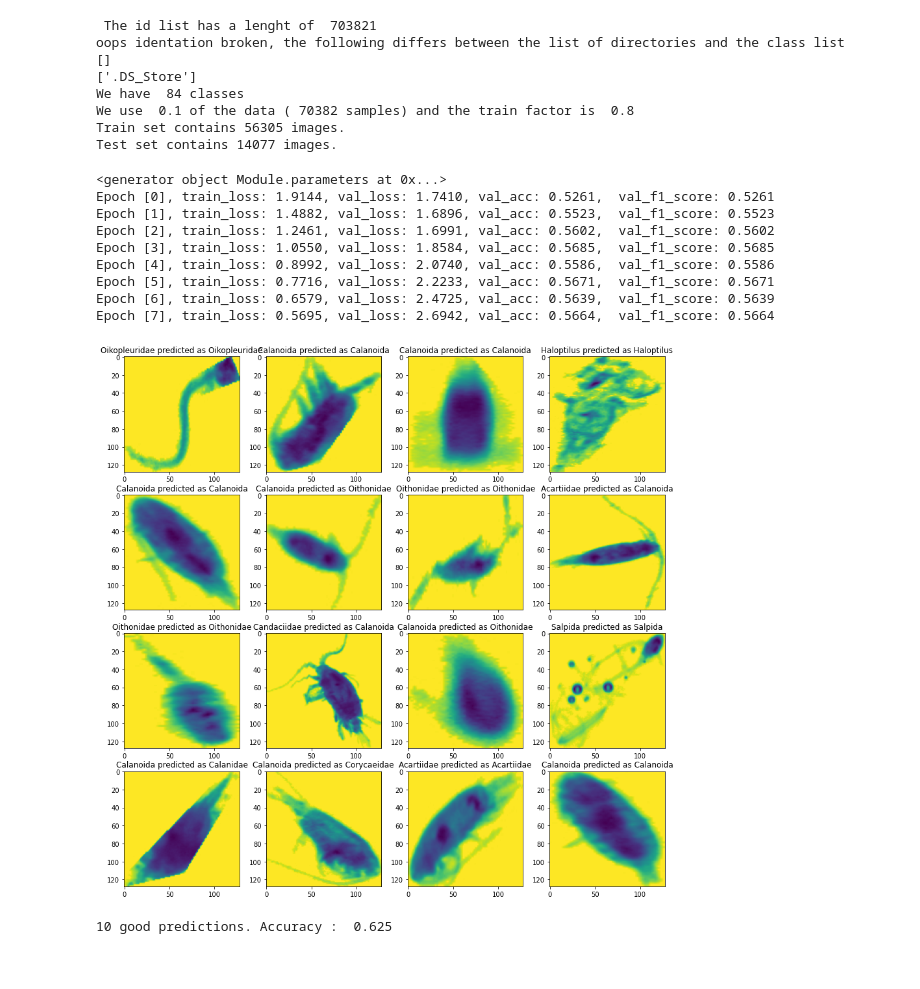
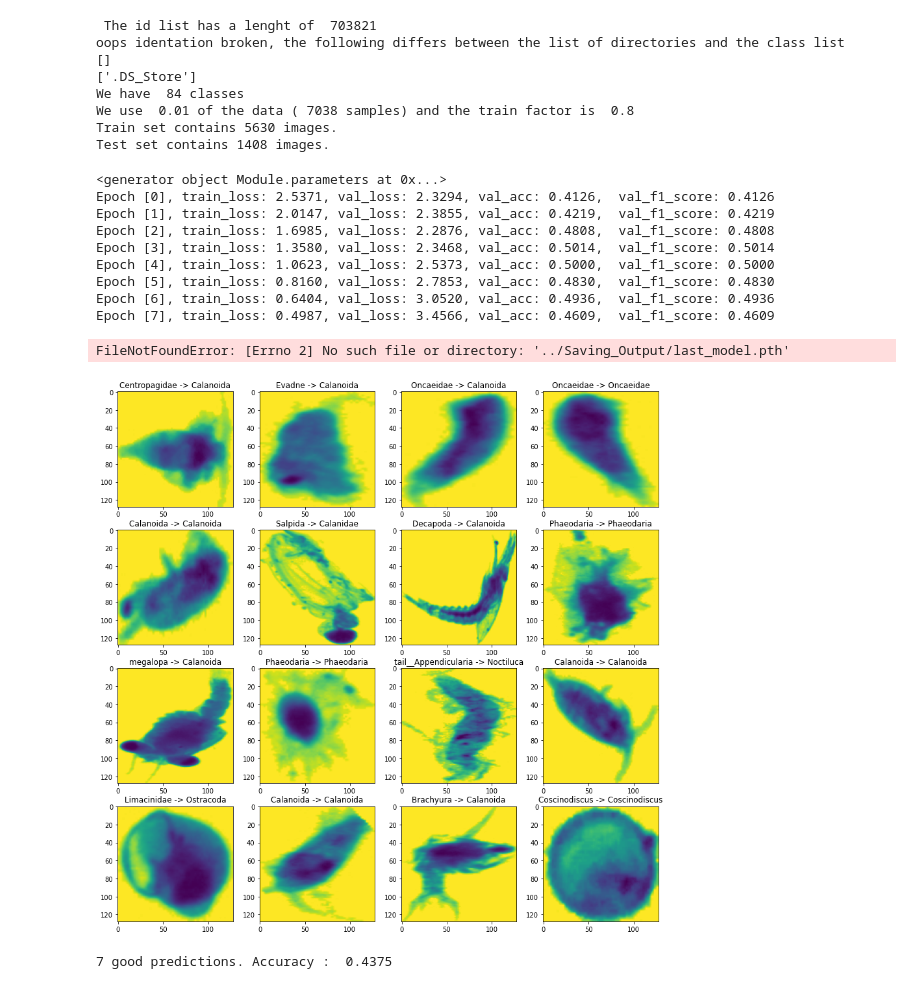
Before and after one commit to AntoineSalaun/PlanktonClassifier, a Jupyter notebook: main.ipynb, the cells around one changed output. Saved outputs shown, nothing was run; the diff lists cells and outputs as text; code cells hidden in the pictures.

```diff
--- a/main.ipynb
+++ b/main.ipynb
@@ -31,6 +31,7 @@ from tool_box import *
 # %%
 # pre-processing
 data_folder = '../ZooScanSet'
+saving_location = '../Saving_Output/'
 # data_folder = '/Users/nounou/Desktop/EPFL/M5/Project I/Code/ZooScanSet'
 image_size = (128,128)
 normalize = ((0.5), (0.5))
@@ -40,7 +41,7 @@ transform = transforms.Compose([transforms.Resize(image_size),transforms.ToTenso
 dataset = PlanktonLoader(data_folder+'/taxa.csv', data_folder+"/imgs/", unwanted_classes ,transform)
 
 #sampling and train-test split
-sampling_factor = .1
+sampling_factor = .01
 train_factor = .8
 shuffle = True
 random_seed= 42
@@ -53,9 +54,9 @@ oops identation broken, the following differs between the list of directories an
 []
 ['.DS_Store']
 We have  84 classes
-We use  0.1 of the data ( 70382 samples) and the train factor is  0.8
-Train set contains 56305 images.
-Test set contains 14077 images.
+We use  0.01 of the data ( 7038 samples) and the train factor is  0.8
+Train set contains 5630 images.
+Test set contains 1408 images.
 # %%
 num_epochs = 8
 lr = 0.001
@@ -65,18 +66,21 @@ net.initialize_weights()
 model = ImageClassificationBase()
 
 history = ImageClassificationBase.fit(model, num_epochs, lr, net, trainloader_dataset, testloader_dataset, opt_func)
-torch.save(net.state_dict(), data_folder+'/last_model.pth')
-Plot.plot_random_output(testloader_dataset, dataset, net)
 # %% [output]
 <generator object Module.parameters at 0x...>
-Epoch [0], train_loss: 1.9144, val_loss: 1.7410, val_acc: 0.5261,  val_f1_score: 0.5261
-Epoch [1], train_loss: 1.4882, val_loss: 1.6896, val_acc: 0.5523,  val_f1_score: 0.5523
-Epoch [2], train_loss: 1.2461, val_loss: 1.6991, val_acc: 0.5602,  val_f1_score: 0.5602
-Epoch [3], train_loss: 1.0550, val_loss: 1.8584, val_acc: 0.5685,  val_f1_score: 0.5685
-Epoch [4], train_loss: 0.8992, val_loss: 2.0740, val_acc: 0.5586,  val_f1_score: 0.5586
-Epoch [5], train_loss: 0.7716, val_loss: 2.2233, val_acc: 0.5671,  val_f1_score: 0.5671
-Epoch [6], train_loss: 0.6579, val_loss: 2.4725, val_acc: 0.5639,  val_f1_score: 0.5639
-Epoch [7], train_loss: 0.5695, val_loss: 2.6942, val_acc: 0.5664,  val_f1_score: 0.5664
+Epoch [0], train_loss: 2.5371, val_loss: 2.3294, val_acc: 0.4126,  val_f1_score: 0.4126
+Epoch [1], train_loss: 2.0147, val_loss: 2.3855, val_acc: 0.4219,  val_f1_score: 0.4219
+Epoch [2], train_loss: 1.6985, val_loss: 2.2876, val_acc: 0.4808,  val_f1_score: 0.4808
+Epoch [3], train_loss: 1.3580, val_loss: 2.3468, val_acc: 0.5014,  val_f1_score: 0.5014
+Epoch [4], train_loss: 1.0623, val_loss: 2.5373, val_acc: 0.5000,  val_f1_score: 0.5000
+Epoch [5], train_loss: 0.8160, val_loss: 2.7853, val_acc: 0.4830,  val_f1_score: 0.4830
+Epoch [6], train_loss: 0.6404, val_loss: 3.0520, val_acc: 0.4936,  val_f1_score: 0.4936
+Epoch [7], train_loss: 0.4987, val_loss: 3.4566, val_acc: 0.4609,  val_f1_score: 0.4609
-[figure, removed]
-10 good predictions. Accuracy :  0.625
+FileNotFoundError: [Errno 2] No such file or directory: '../Saving_Output/last_model.pth'
+# %%
+torch.save(net.state_dict(), saving_location+'/last_model.pth')
+Plot.plot_random_output(testloader_dataset, dataset, net, saving_location+'random_preds.png')
+# %% [output]
+[figure, added]
+7 good predictions. Accuracy :  0.4375
 # %%
```
Also changed, not shown: parts of 5 cells of this notebook, 3 other files.
